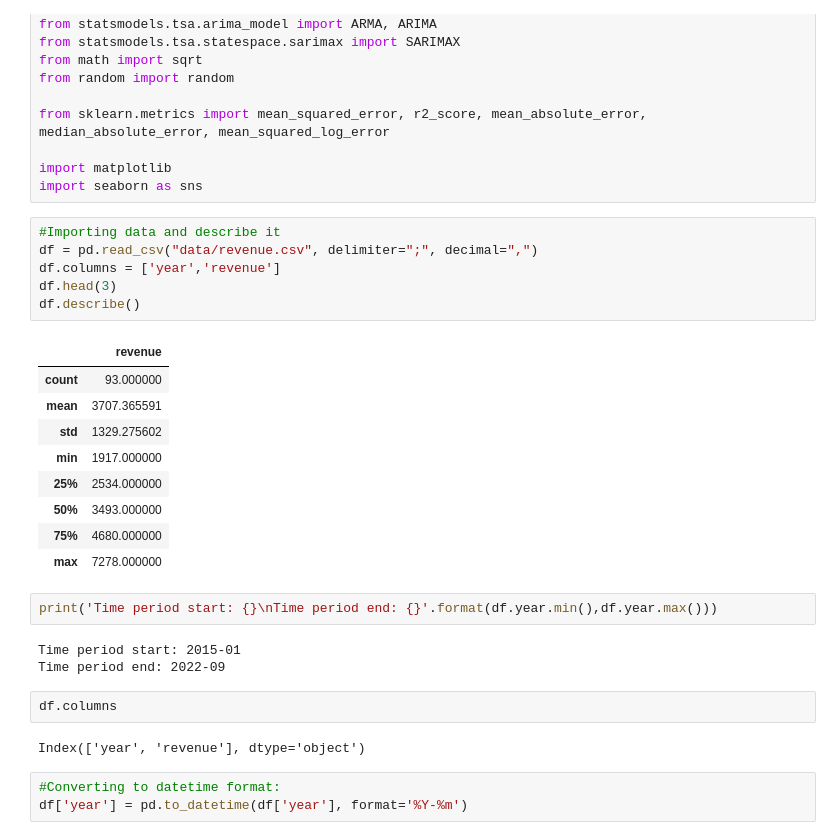
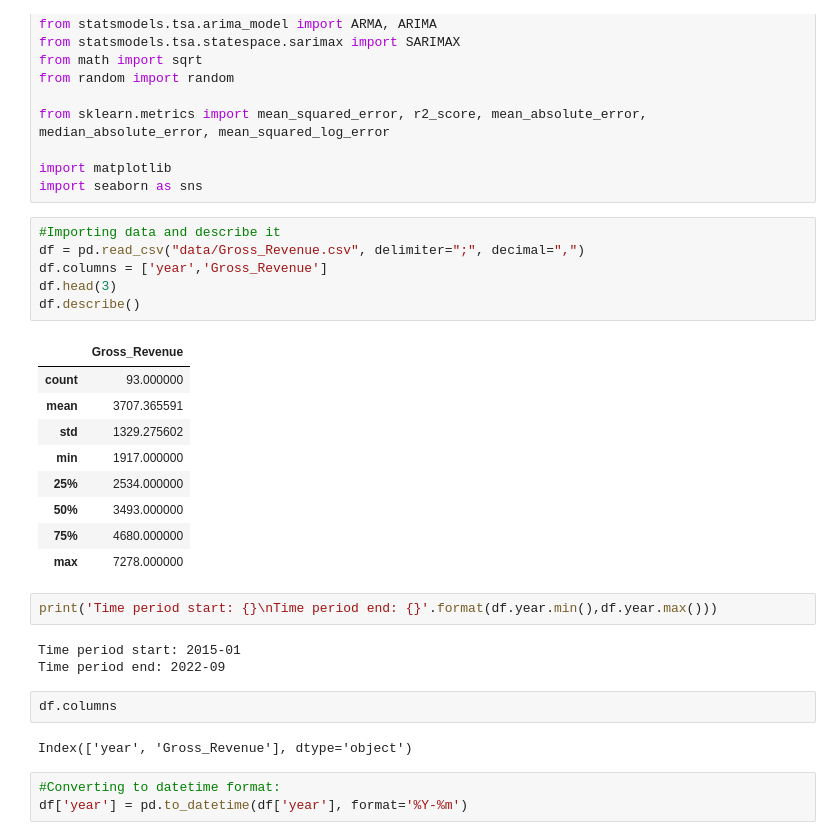
Before and after one commit to dkjastpe/dkjastpe, a Jupyter notebook: Financial_Forecasting_Model_Internship.ipynb, the cells around one changed output. Drawn from its saved outputs; the diff is of its cells as text.

```diff
--- a/Financial_Forecasting_Model_Internship.ipynb
+++ b/Financial_Forecasting_Model_Internship.ipynb
@@ -29,12 +29,12 @@ import matplotlib
 import seaborn as sns
 # %%
 #Importing data and describe it
-df = pd.read_csv("data/revenue.csv", delimiter=";", decimal=",")
-df.columns = ['year','revenue']
+df = pd.read_csv("data/Gross_Revenue.csv", delimiter=";", decimal=",")
+df.columns = ['year','Gross_Revenue']
 df.head(3)
 df.describe()
 # %% [output]
-|  | revenue |
+|  | Gross_Revenue |
 | count | 93.000000 |
 | mean | 3707.365591 |
 | std | 1329.275602 |
@@ -51,7 +51,7 @@ Time period end: 2022-09
 # %%
 df.columns
 # %% [output]
-Index(['year', 'revenue'], dtype='object')
+Index(['year', 'Gross_Revenue'], dtype='object')
 # %%
 #Converting to datetime format:
 df['year'] = pd.to_datetime(df['year'], format='%Y-%m')
```
Also changed, not shown: parts of 13 cells of this notebook, 8 other files.
